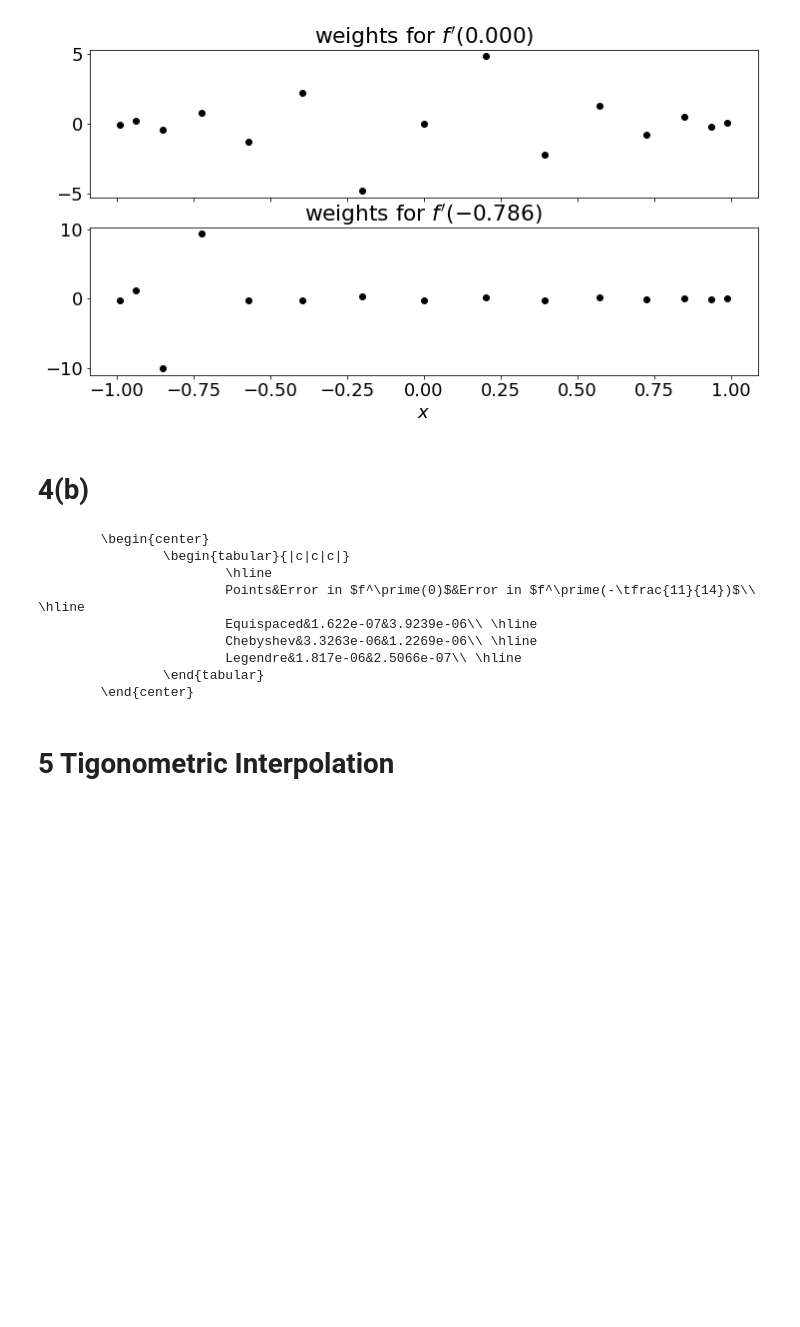
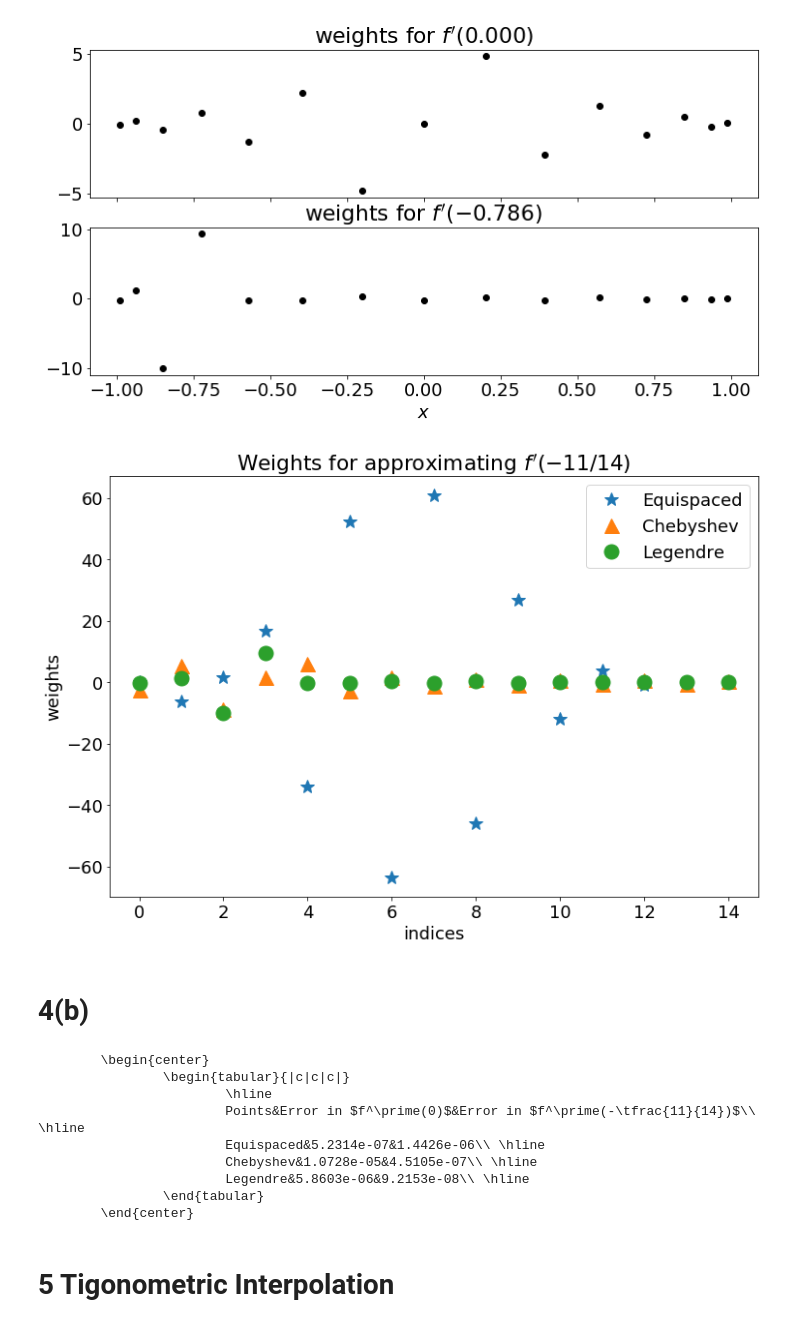
Before and after one commit to shawsa/m567, a Jupyter notebook: HW1.ipynb, the cells around one changed output. Drawn from its saved outputs; the diff is of its cells as text; code cells hidden in the pictures; blank space fills up the shorter version.

```diff
--- a/HW1.ipynb
+++ b/HW1.ipynb
@@ -352,6 +369,7 @@ dfoo = smp.lambdify(x, expr.diff(x))
 points = ['Equispaced', 'Chebyshev', 'Legendre']
 errs_0 = []
 errs_1 = []
+all_weights = []
 # %% [markdown]
 ## Equispaced
 # %%
@@ -362,14 +380,15 @@ ws = []
 
 matplotlib.rcParams.update({'font.size': 18})
 fig, axs = plt.subplots(2, sharex=True, figsize=(12,6))
-for ax, z in zip(axs, zs):
+for i, (ax, z) in enumerate(zip(axs, zs)):
     w = weights(z, xs, 1)[1]
+    all_weights += [w]
     ws.append(w)
     ax.set_title('weights for $f^\prime(%.3f)$'%z)
     ax.plot(xs, w, 'ko')
 
-errs_0.append(norm(np.dot(foo(xs), ws[0]) - dfoo(zs[0])))
-errs_1.append(norm(np.dot(foo(xs), ws[1]) - dfoo(zs[1])))
+errs_0.append(norm(np.dot(foo(xs), ws[0]) - dfoo(zs[0]))/norm(dfoo(zs[0])))
+errs_1.append(norm(np.dot(foo(xs), ws[1]) - dfoo(zs[1]))/norm(dfoo(zs[1])))
 
 plt.xlabel('$x$')
 latex_table([xs, ws[0], ws[1]], ['$x$', 'weights for $z=%.2f$'%zs[0], 'weights for $z=%.2f$'%zs[1]] )
@@ -402,14 +421,15 @@ ws = []
 
 matplotlib.rcParams.update({'font.size': 18})
 fig, axs = plt.subplots(2, sharex=True, figsize=(12,6))
-for ax, z in zip(axs, zs):
+for i, (ax, z) in enumerate(zip(axs, zs)):
     w = weights(z, xs, 1)[1]
+    all_weights += [w]
     ws.append(w)
     ax.set_title('weights for $f^\prime(%.3f)$'%z)
     ax.plot(xs, w, 'ko')
 
-errs_0.append(norm(np.dot(foo(xs), ws[0]) - dfoo(zs[0])))
-errs_1.append(norm(np.dot(foo(xs), ws[1]) - dfoo(zs[1])))
+errs_0.append(norm(np.dot(foo(xs), ws[0]) - dfoo(zs[0]))/norm(dfoo(zs[0])))
+errs_1.append(norm(np.dot(foo(xs), ws[1]) - dfoo(zs[1]))/norm(dfoo(zs[1])))
 
 plt.xlabel('$x$')
 latex_table([xs, ws[0], ws[1]], ['$x$', 'weights for $z=%.2f$'%zs[0], 'weights for $z=%.2f$'%zs[1]] )
@@ -444,14 +464,15 @@ ws = []
 
 matplotlib.rcParams.update({'font.size': 18})
 fig, axs = plt.subplots(2, sharex=True, figsize=(12,6))
-for ax, z in zip(axs, zs):
+for i, (ax, z) in enumerate(zip(axs, zs)):
     w = weights(z, xs, 1)[1]
+    all_weights += [w]
     ws.append(w)
     ax.set_title('weights for $f^\prime(%.3f)$'%z)
     ax.plot(xs, w, 'ko')
 
-errs_0.append(norm(np.dot(foo(xs), ws[0]) - dfoo(zs[0])))
-errs_1.append(norm(np.dot(foo(xs), ws[1]) - dfoo(zs[1])))
+errs_0.append(norm(np.dot(foo(xs), ws[0]) - dfoo(zs[0]))/norm(dfoo(zs[0])))
+errs_1.append(norm(np.dot(foo(xs), ws[1]) - dfoo(zs[1]))/norm(dfoo(zs[1])))
 
 plt.xlabel('$x$')
 latex_table([xs, ws[0], ws[1]], ['$x$', 'weights for $z=%.2f$'%zs[0], 'weights for $z=%.2f$'%zs[1]] )
@@ -474,6 +495,26 @@ latex_table([xs, ws[0], ws[1]], ['$x$', 'weights for $z=%.2f$'%zs[0], 'weights f
                 \end{tabular}
         \end{center}
 [figure]
+# %%
+matplotlib.rcParams.update({'font.size': 18})
+ms = 15
+second_pnt = True
+
+fig, axs = plt.subplots(1, sharex=True, figsize=(12,8))
+xid = range(len(xs))
+
+axs.plot(xid, all_weights[0+second_pnt], '*', markersize=ms)
+axs.plot(xid, all_weights[2+second_pnt], '^', markersize=ms)
+axs.plot(xid, all_weights[4+second_pnt], 'o', markersize=ms)
+axs.legend(points)
+plt.xlabel('indices')
+plt.ylabel('weights')
+if second_pnt:
+    plt.title('Weights for approximating $f^\prime(-11/14)$')
+else:
+    plt.title('Weights for approximating $f^\prime(0)$')
+# %% [output]
+[figure, added]
 # %% [markdown]
 # 4(b)
 # %%
@@ -483,9 +524,9 @@ latex_table([points, errs_0, errs_1], ['Points', 'Error in $f^\prime(0)$', 'Erro
                 \begin{tabular}{|c|c|c|}
                         \hline
                         Points&Error in $f^\prime(0)$&Error in $f^\prime(-\tfrac{11}{14})$\\ \hline
-                        Equispaced&1.622e-07&3.9239e-06\\ \hline
-                        Chebyshev&3.3263e-06&1.2269e-06\\ \hline
-                        Legendre&1.817e-06&2.5066e-07\\ \hline
+                        Equispaced&5.2314e-07&1.4426e-06\\ \hline
+                        Chebyshev&1.0728e-05&4.5105e-07\\ \hline
+                        Legendre&5.8603e-06&9.2153e-08\\ \hline
                 \end{tabular}
         \end{center}
 # %% [markdown]
```
Also changed, not shown: parts of 9 cells of this notebook, 2 other files.
